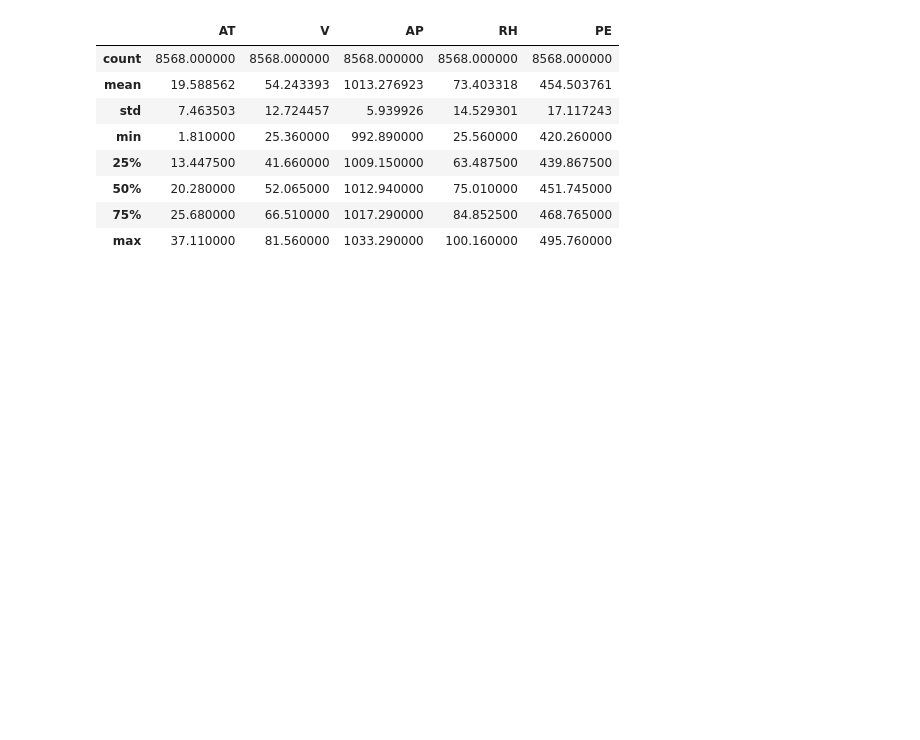
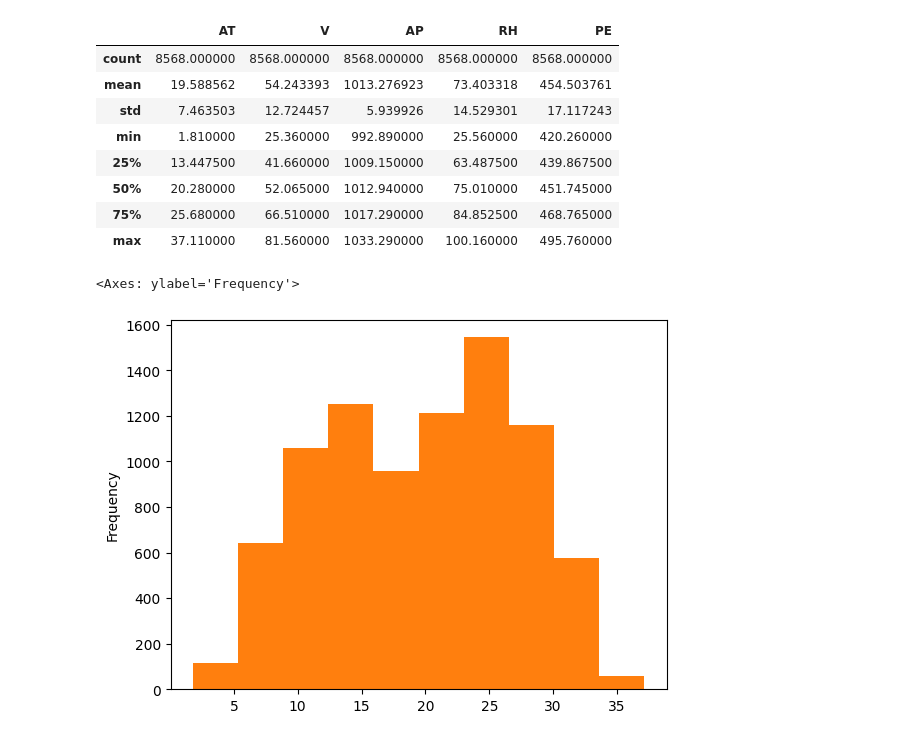
Before and after one commit to szilagyi93/regression, a Jupyter notebook: 01_main/regression_ccpp.ipynb, the cells around one changed output. Saved outputs shown, nothing was run; the diff lists cells and outputs as text; code cells hidden in the pictures; blank space fills up the shorter version.

Commit message:
Histograms are done

```diff
--- a/01_main/regression_ccpp.ipynb
+++ b/01_main/regression_ccpp.ipynb
@@ -62,3 +76,13 @@ pd_train.describe()
 | 50% | 20.280000 | 52.065000 | 1012.940000 | 75.010000 | 451.745000 |
 | 75% | 25.680000 | 66.510000 | 1017.290000 | 84.852500 | 468.765000 |
 | max | 37.110000 | 81.560000 | 1033.290000 | 100.160000 | 495.760000 |
+# %%
+import matplotlib.pyplot as plt
+
+data_at= pd_train.AT
+plt.hist(pd_train['AT'])
+
+pd_train.AT.plot(kind='hist')
+# %% [output]
+<Axes: ylabel='Frequency'>
+[figure, added]
```
Also changed, not shown: parts of 9 cells of this notebook.
